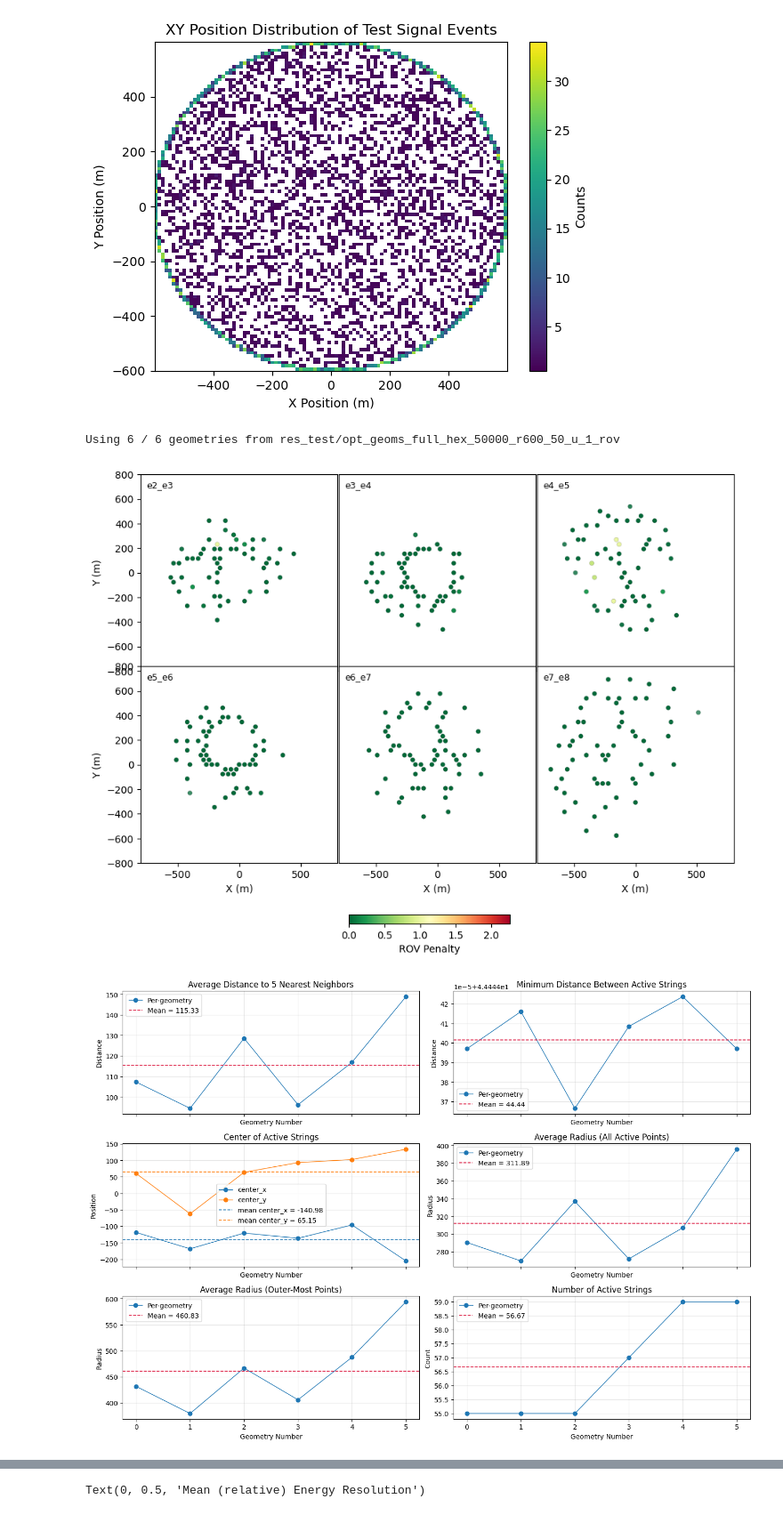
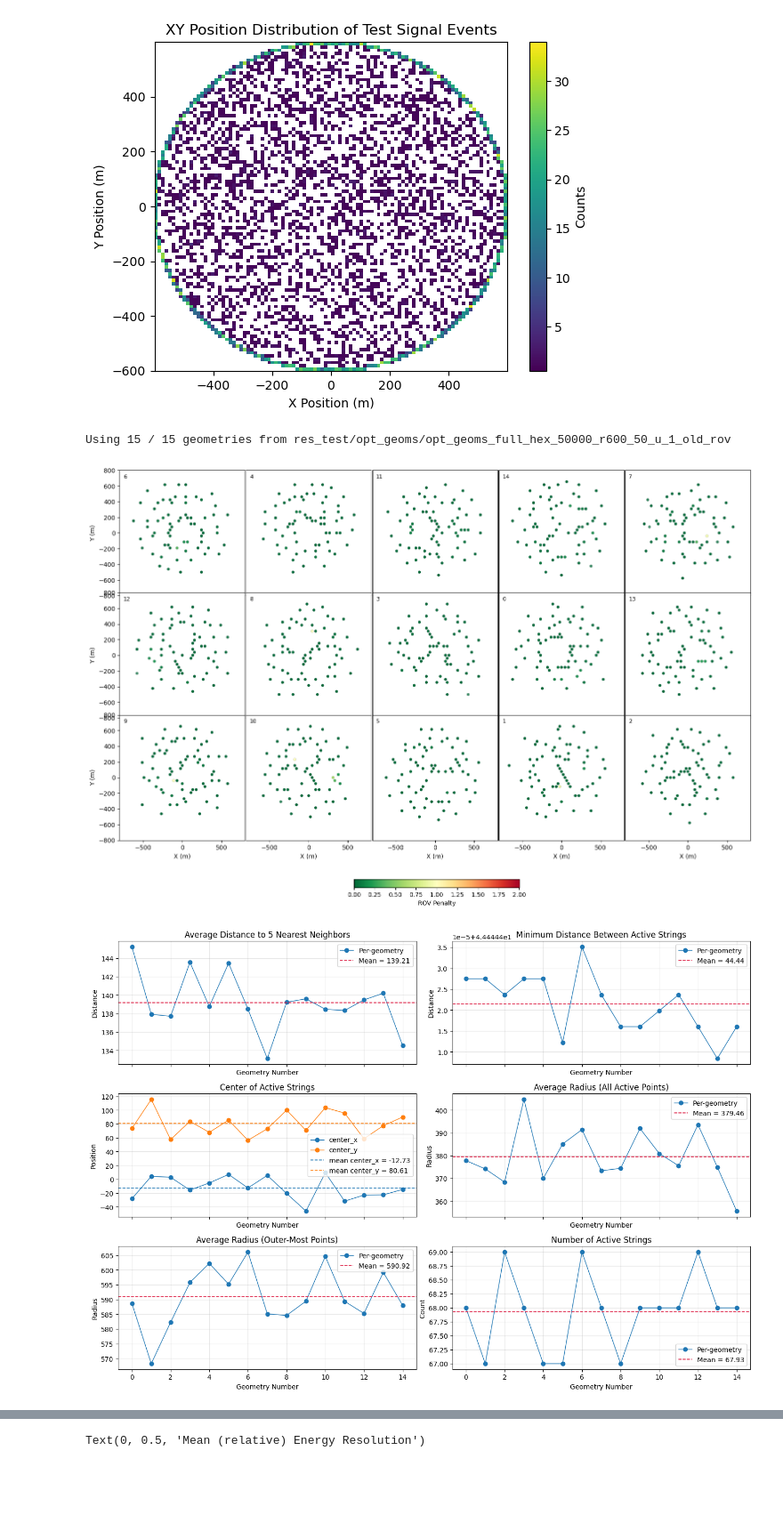
Before and after one commit to kristiantcho/nugget, a Jupyter notebook: nugget/examples/test_evaluation.ipynb, the cells around one changed output, grey strips where cells are left out. Shown at 89% size. Drawn from its saved outputs; the diff is of its cells as text; code cells hidden in the pictures; blank space fills up the shorter version.

```diff
--- a/nugget/examples/test_evaluation.ipynb
+++ b/nugget/examples/test_evaluation.ipynb
@@ -340,37 +340,37 @@ Text(0, 0.5, 'Y Position (m)')
 from pathlib import Path
 from scipy.spatial import ConvexHull
 
+device='cuda:1'
 # Folder containing geom_*.pkl files
-geom_folder = Path("./res_test/opt_geoms_full_hex_50000_r600_50_u_1_rov")
+geom_folder = Path("res_test/opt_geoms/opt_geoms_full_hex_50000_r600_50_u_1_old_rov")
 num_angles = 360
-num_cols = 3
+num_cols = 5
 zoom_range = 800
 # Number of geometries to plot/analyze
 # Set to None (or <=0) to use all geometries
-num_geometries_to_pick = 6
+num_geometries_to_pick = None
 
 if not geom_folder.exists():
     raise FileNotFoundError(f"Folder not found: {geom_folder}")
 
 # Ensure we have an ROV penalty object
 rov_loss = nugget.losses.geometry_penalties.ROVPenalty(
+    device=device,
     rov_rec_width=230,
     rov_height=160,
     rov_tri_length=160,
 )
 
 # Sort geometries by the numeric suffix in geom_<idx>.pkl
-all_geom_paths = sorted(
-    [p for p in geom_folder.glob("geom*.pkl")],
-    key=lambda p: int(p.stem.split("_e")[1]),
-)
+# all_geom_paths = sorted(
+#     [p for p in geom_folder.glob("geom*.pkl")],
+#     key=lambda p: int(p.stem.split("_e")[1]),
+# )
 
-# all_geom_paths = [p for p in geom_folder.glob("geom_*.pkl")],
+all_geom_paths = [p for p in geom_folder.glob("geom_*.pkl")]
 
 
 
-if len(all_geom_paths) == 0:
-    raise RuntimeError(f"No geom_*.pkl files found in {geom_folder}")
 
 # Randomly subsample geometries if requested
 total_geoms = len(all_geom_paths)
@@ -610,33 +610,33 @@ axes2[2].legend()
 axes2[2].grid(alpha=0.3)
 
 axes2[3].plot(stats_idx, avg_radius_all, marker="o", linewidth=1, label="Per-geometry")
 axes2[3].axhline(avg_radius_all_mean, color="crimson", linestyle="--", linewidth=1.2, label=f"Mean = {avg_radius_all_mean:.2f}")
 axes2[3].set_title("Average Radius (All Active Points)")
 axes2[3].set_ylabel("Radius")
 axes2[3].grid(alpha=0.3)
 axes2[3].legend()
 
 axes2[4].plot(stats_idx, avg_radius_outer, marker="o", linewidth=1, label="Per-geometry")
 axes2[4].axhline(avg_radius_outer_mean, color="crimson", linestyle="--", linewidth=1.2, label=f"Mean = {avg_radius_outer_mean:.2f}")
 axes2[4].set_title("Average Radius (Outer-Most Points)")
 axes2[4].set_xlabel("Geometry Number")
 axes2[4].set_ylabel("Radius")
 axes2[4].grid(alpha=0.3)
 axes2[4].legend()
 
 axes2[5].plot(stats_idx, active_string_counts, marker="o", linewidth=1, label="Per-geometry")
 axes2[5].axhline(active_string_count_mean, color="crimson", linestyle="--", linewidth=1.2, label=f"Mean = {active_string_count_mean:.2f}")
 axes2[5].set_title("Number of Active Strings")
 axes2[5].set_ylabel("Count")
 axes2[5].grid(alpha=0.3)
 axes2[5].legend()
 
 for ax in axes2:
     ax.set_xlabel("Geometry Number")
 
 fig2.tight_layout()
 plt.show()
 # %% [output]
-Using 6 / 6 geometries from res_test/opt_geoms_full_hex_50000_r600_50_u_1_rov
+Using 15 / 15 geometries from res_test/opt_geoms/opt_geoms_full_hex_50000_r600_50_u_1_old_rov
-[figure, old version]
+[figure, new version]
-[figure, old version]
+[figure, new version]
```
Also changed, not shown: parts of 2 cells of this notebook, 19 other files.
